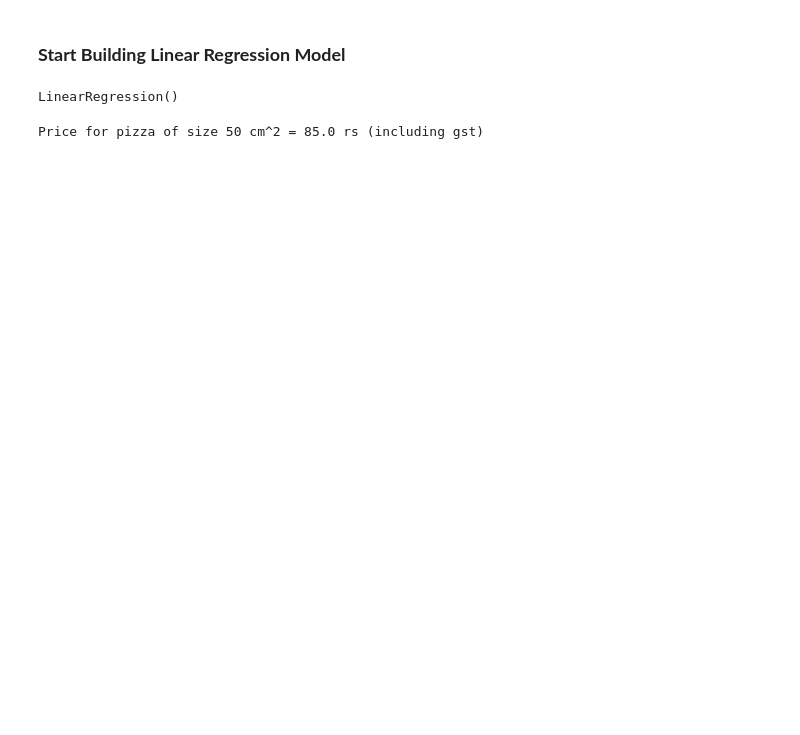
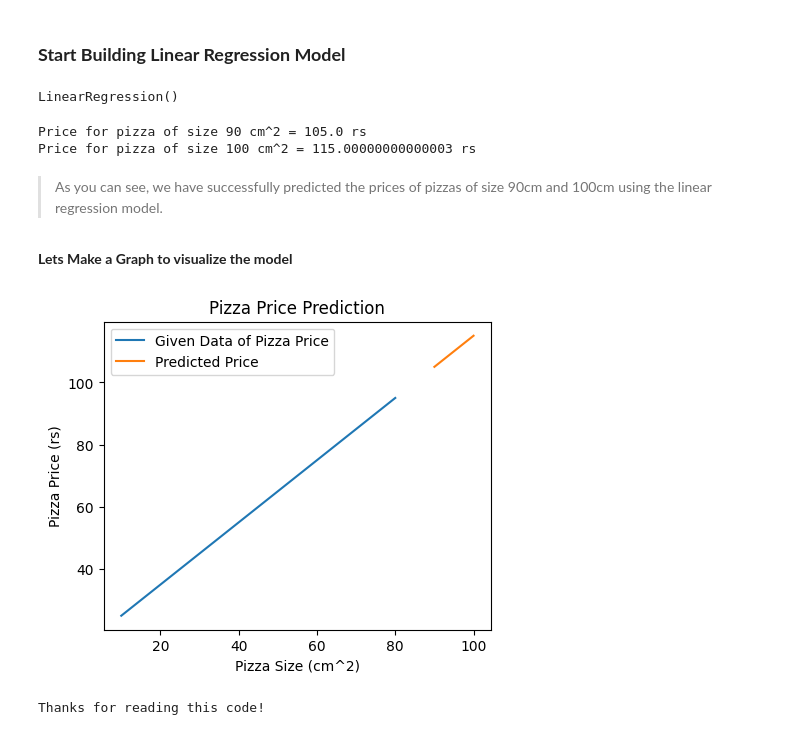
Before and after one commit to vivek09thakur/ML, a Jupyter notebook: LinerRegression/notebook.ipynb, the cells around one changed output. Cells and saved outputs as stored; diff of their text form; code cells hidden in the pictures; blank space fills up the shorter version.

```diff
--- a/LinerRegression/notebook.ipynb
+++ b/LinerRegression/notebook.ipynb
@@ -68,4 +45,29 @@ price_predicted = model.predict(new_data)
+# %%
+new_data1, new_data2 = np.array([[90]]), np.array([[100]]) # predict the price of a pizza with size 90 cm^2 and 100 cm^2
+# %%
+price_predicted1, price_predicted2 = model.predict(new_data1), model.predict(new_data2)
 # %%
-print(f'Price for pizza of size {new_data[0][0]} cm^2 = {price_predicted[0][0]} rs (including gst)')
+print(f'Price for pizza of size {new_data1[0][0]} cm^2 = {price_predicted1[0][0]} rs')
+print(f'Price for pizza of size {new_data2[0][0]} cm^2 = {price_predicted2[0][0]} rs')
 # %% [output]
-Price for pizza of size 50 cm^2 = 85.0 rs (including gst)
+Price for pizza of size 90 cm^2 = 105.0 rs
+Price for pizza of size 100 cm^2 = 115.00000000000003 rs
+# %% [markdown]
+> As you can see, we have successfully predicted the prices of pizzas of size 90cm and 100cm using the linear regression model.
+# %% [markdown]
+**Lets Make a Graph to visualize the model**
+# %%
+plt.figure(figsize=(5,4))
+plt.plot(train_x,train_y,label='Given Data of Pizza Price')
+plt.plot([new_data1[0][0],new_data2[0][0]],[price_predicted1[0][0],price_predicted2[0][0]],label='Predicted Price')
+plt.xlabel('Pizza Size (cm^2)')
+plt.ylabel('Pizza Price (rs)')
+plt.title('Pizza Price Prediction')
+plt.legend()
+plt.show()
+# %% [output]
+[figure, added]
+# %%
+print("Thanks for reading this code!")
+# %% [output]
+Thanks for reading this code!
```
Also changed, not shown: parts of 8 cells of this notebook, 1 other file.
